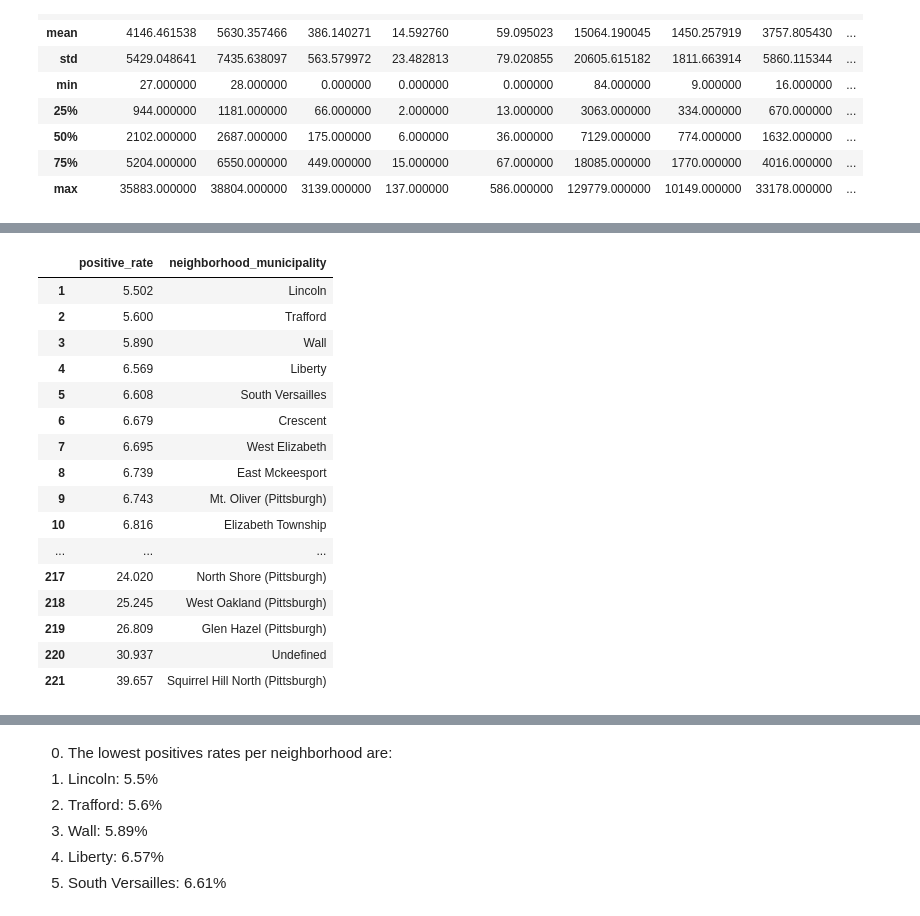
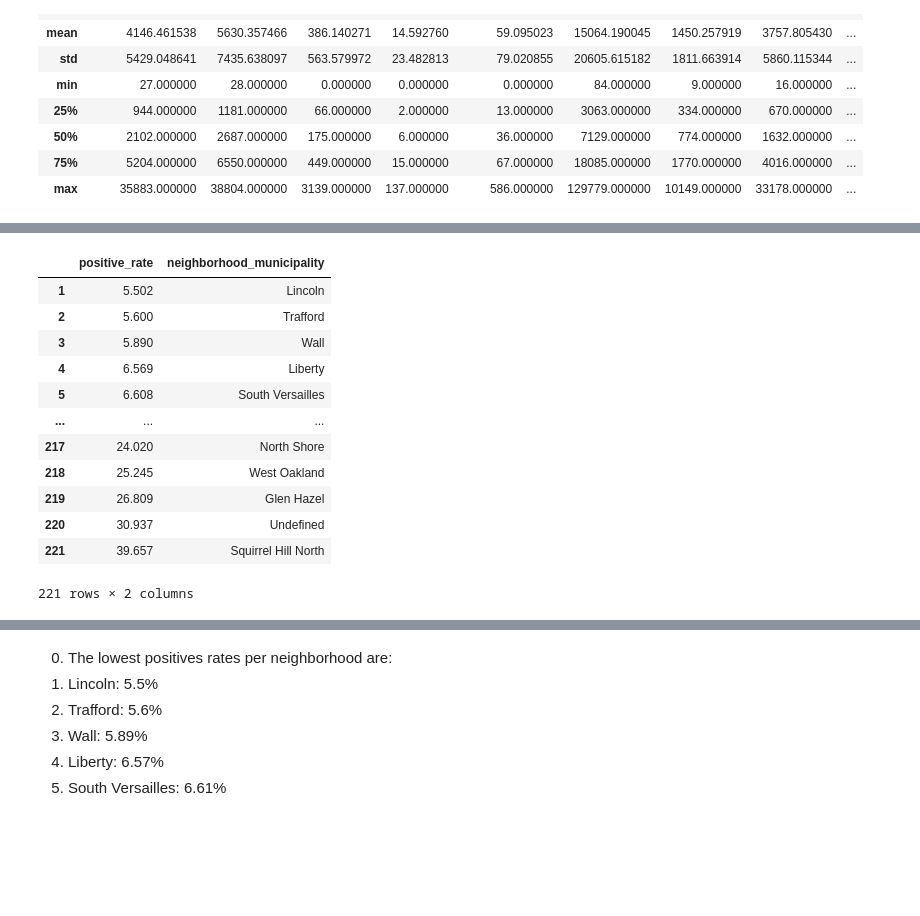
Before and after one commit to mmb181/FinalProject, a Jupyter notebook: Presentation/PresentationNotebook.ipynb, the cells around one changed output, grey strips where cells are left out. Cells and saved outputs as stored; diff of their text form; code cells hidden in the pictures; blank space fills up the shorter version.

```diff
--- a/Presentation/PresentationNotebook.ipynb
+++ b/Presentation/PresentationNotebook.ipynb
@@ -390,28 +390,24 @@ dftest
 # %%
 # This displays all the data, the positive rate is in percentage
-with pd.option_context('display.max_rows', None,
+with pd.option_context('display.max_rows', 30,
                        'display.max_columns', None,
                        'display.precision', 3,
                        ):
     display(df1)
 # %% [output]
 |  | positive_rate | neighborhood_municipality |
 | 1 | 5.502 | Lincoln |
 | 2 | 5.600 | Trafford |
 | 3 | 5.890 | Wall |
 | 4 | 6.569 | Liberty |
 | 5 | 6.608 | South Versailles |
-| 6 | 6.679 | Crescent |
-| 7 | 6.695 | West Elizabeth |
-| 8 | 6.739 | East Mckeesport |
-| 9 | 6.743 | Mt. Oliver (Pittsburgh) |
-| 10 | 6.816 | Elizabeth Township |
 | ... | ... | ... |
-| 217 | 24.020 | North Shore (Pittsburgh) |
-| 218 | 25.245 | West Oakland (Pittsburgh) |
-| 219 | 26.809 | Glen Hazel (Pittsburgh) |
+| 217 | 24.020 | North Shore |
+| 218 | 25.245 | West Oakland |
+| 219 | 26.809 | Glen Hazel |
 | 220 | 30.937 | Undefined |
-| 221 | 39.657 | Squirrel Hill North (Pittsburgh) |
+| 221 | 39.657 | Squirrel Hill North |
+221 rows × 2 columns
 # %%
 count = 1
 for index in df1.index:
```
Also changed, not shown: parts of 5 cells of this notebook.
